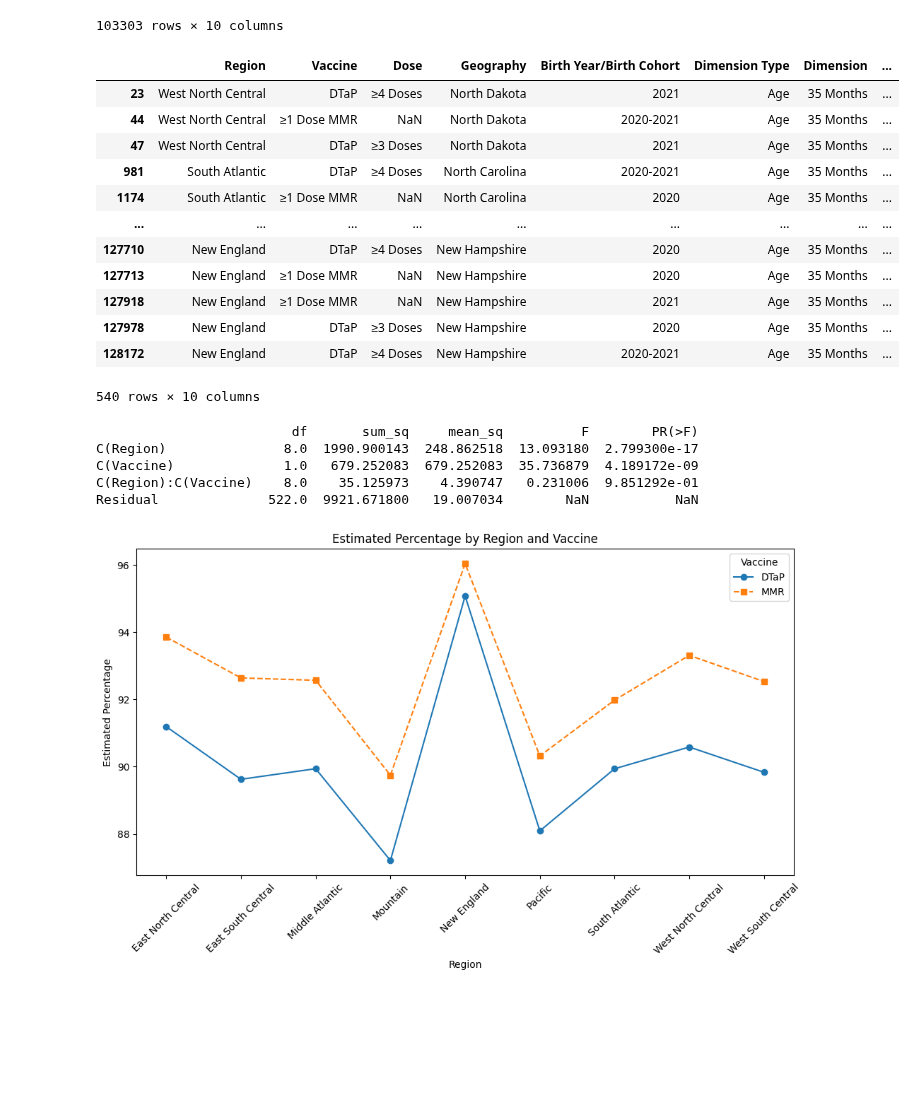
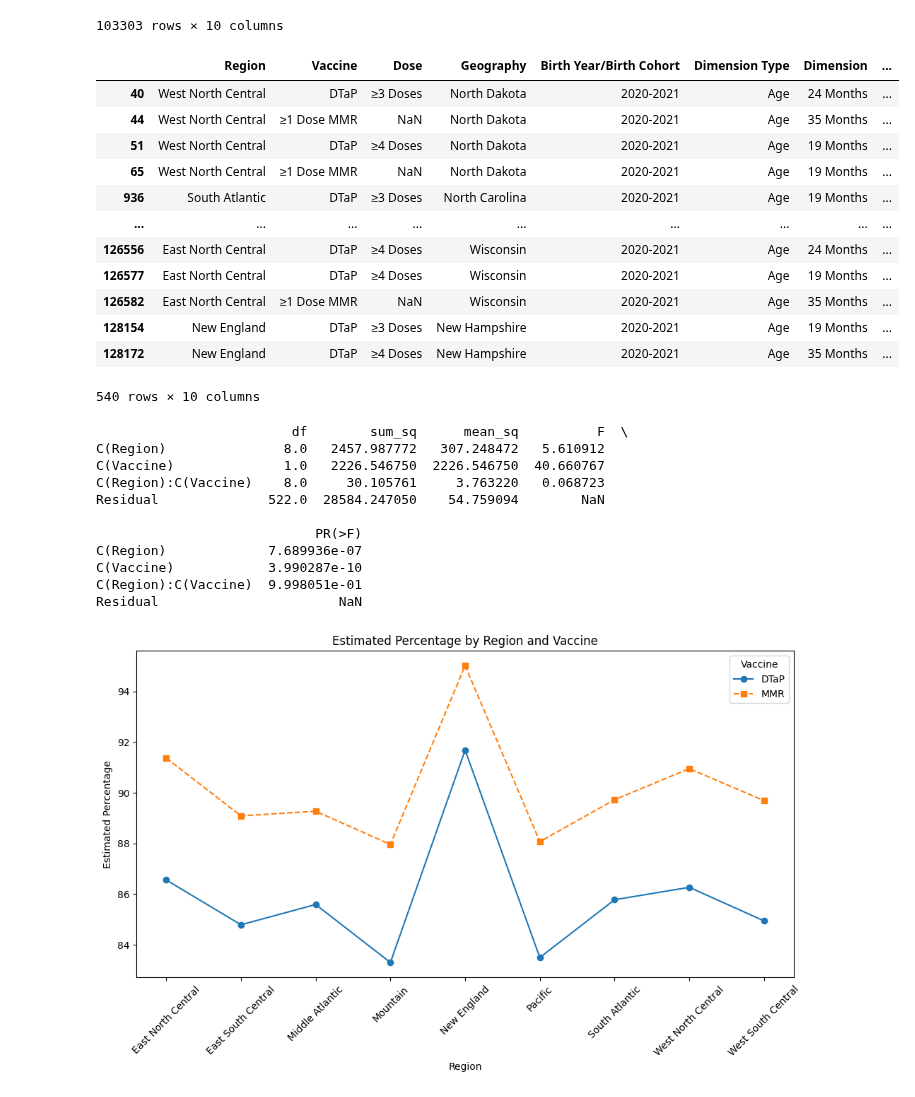
Before and after one commit to Khoi-cpu/RNN_COVID_GROUP, a Jupyter notebook: y.MMR.DTaP.ipynb, the cells around one changed output. Saved outputs shown, nothing was run; the diff lists cells and outputs as text; code cells hidden in the pictures; blank space fills up the shorter version.

```diff
--- a/y.MMR.DTaP.ipynb
+++ b/y.MMR.DTaP.ipynb
@@ -111,38 +111,39 @@ df
 # %%
 # Filter the DataFrame to only include rows where:
 # - 'Vaccine' is 'DTaP' and 'MMR'
 # - 'Birth Cohort' is '2020-2021'
 
 # Create df_filtered based on conditions in the 'Vaccine' and 'Birth Year/Birth Cohort' columns
 df_filtered = df[
     (df['Vaccine'].isin(['DTaP','≥1 Dose MMR'])) &
-    (df['Birth Year/Birth Cohort'].isin(['2020-2021', '2020', '2021'])) &
+    (df['Birth Year/Birth Cohort'] =='2020-2021') &
+    #(df['Birth Year/Birth Cohort'].isin(['2020-2021', '2020', '2021'])) &
 
-    #(df['Dimension'].isin(['19 Months','24 Months','35 Months']))
+   (df['Dimension'].isin(['19 Months','24 Months','35 Months']))
 
-  (df['Dimension'] =='35 Months')
+  #(df['Dimension'] =='35 Months')
 
     ]
 
 # Rename the column 'Estimate (%)' to 'Estimated Percentage' in df_filtered
 df_filtered = df_filtered.rename(columns={'Estimate (%)': 'Estimated_Percentage'})
 
 # Exclude rows where 'Region' is NaN
 df_filtered = df_filtered.dropna(subset=['Region'])
 
 df_filtered
 # %% [output]
 |  | Region | Vaccine | Dose | Geography | Birth Year/Birth Cohort | Dimension Type | Dimension | ... |
-| 23 | West North Central | DTaP | ≥4 Doses | North Dakota | 2021 | Age | 35 Months | ... |
+| 40 | West North Central | DTaP | ≥3 Doses | North Dakota | 2020-2021 | Age | 24 Months | ... |
 | 44 | West North Central | ≥1 Dose MMR | NaN | North Dakota | 2020-2021 | Age | 35 Months | ... |
-| 47 | West North Central | DTaP | ≥3 Doses | North Dakota | 2021 | Age | 35 Months | ... |
-| 981 | South Atlantic | DTaP | ≥4 Doses | North Carolina | 2020-2021 | Age | 35 Months | ... |
-| 1174 | South Atlantic | ≥1 Dose MMR | NaN | North Carolina | 2020 | Age | 35 Months | ... |
+| 51 | West North Central | DTaP | ≥4 Doses | North Dakota | 2020-2021 | Age | 19 Months | ... |
+| 65 | West North Central | ≥1 Dose MMR | NaN | North Dakota | 2020-2021 | Age | 19 Months | ... |
+| 936 | South Atlantic | DTaP | ≥3 Doses | North Carolina | 2020-2021 | Age | 19 Months | ... |
 | ... | ... | ... | ... | ... | ... | ... | ... | ... |
-| 127710 | New England | DTaP | ≥4 Doses | New Hampshire | 2020 | Age | 35 Months | ... |
-| 127713 | New England | ≥1 Dose MMR | NaN | New Hampshire | 2020 | Age | 35 Months | ... |
-| 127918 | New England | ≥1 Dose MMR | NaN | New Hampshire | 2021 | Age | 35 Months | ... |
-| 127978 | New England | DTaP | ≥3 Doses | New Hampshire | 2020 | Age | 35 Months | ... |
+| 126556 | East North Central | DTaP | ≥4 Doses | Wisconsin | 2020-2021 | Age | 24 Months | ... |
+| 126577 | East North Central | DTaP | ≥4 Doses | Wisconsin | 2020-2021 | Age | 19 Months | ... |
+| 126582 | East North Central | ≥1 Dose MMR | NaN | Wisconsin | 2020-2021 | Age | 35 Months | ... |
+| 128154 | New England | DTaP | ≥3 Doses | New Hampshire | 2020-2021 | Age | 19 Months | ... |
 | 128172 | New England | DTaP | ≥4 Doses | New Hampshire | 2020-2021 | Age | 35 Months | ... |
 540 rows × 10 columns
 # %%
@@ -168,11 +169,17 @@ anova_results = anova_lm(model)
 # Display the ANOVA table
 print(anova_results)
 # %% [output]
-                         df       sum_sq     mean_sq          F        PR(>F)
-C(Region)               8.0  1990.900143  248.862518  13.093180  2.799300e-17
-C(Vaccine)              1.0   679.252083  679.252083  35.736879  4.189172e-09
-C(Region):C(Vaccine)    8.0    35.125973    4.390747   0.231006  9.851292e-01
-Residual              522.0  9921.671800   19.007034        NaN           NaN
+                         df        sum_sq      mean_sq          F  \
+C(Region)               8.0   2457.987772   307.248472   5.610912
+C(Vaccine)              1.0   2226.546750  2226.546750  40.660767
+C(Region):C(Vaccine)    8.0     30.105761     3.763220   0.068723
+Residual              522.0  28584.247050    54.759094        NaN
+
+                            PR(>F)
+C(Region)             7.689936e-07
+C(Vaccine)            3.990287e-10
+C(Region):C(Vaccine)  9.998051e-01
+Residual                       NaN
 # %%
 
 
@@ -200,7 +207,7 @@ plt.xticks(rotation=45)
 plt.legend(title='Vaccine')
 plt.show()
 # %% [output]
-[figure, old version]
+[figure, new version]
 # %%
 
 
```
Also changed, not shown: parts of 4 cells of this notebook, 2 other files.
